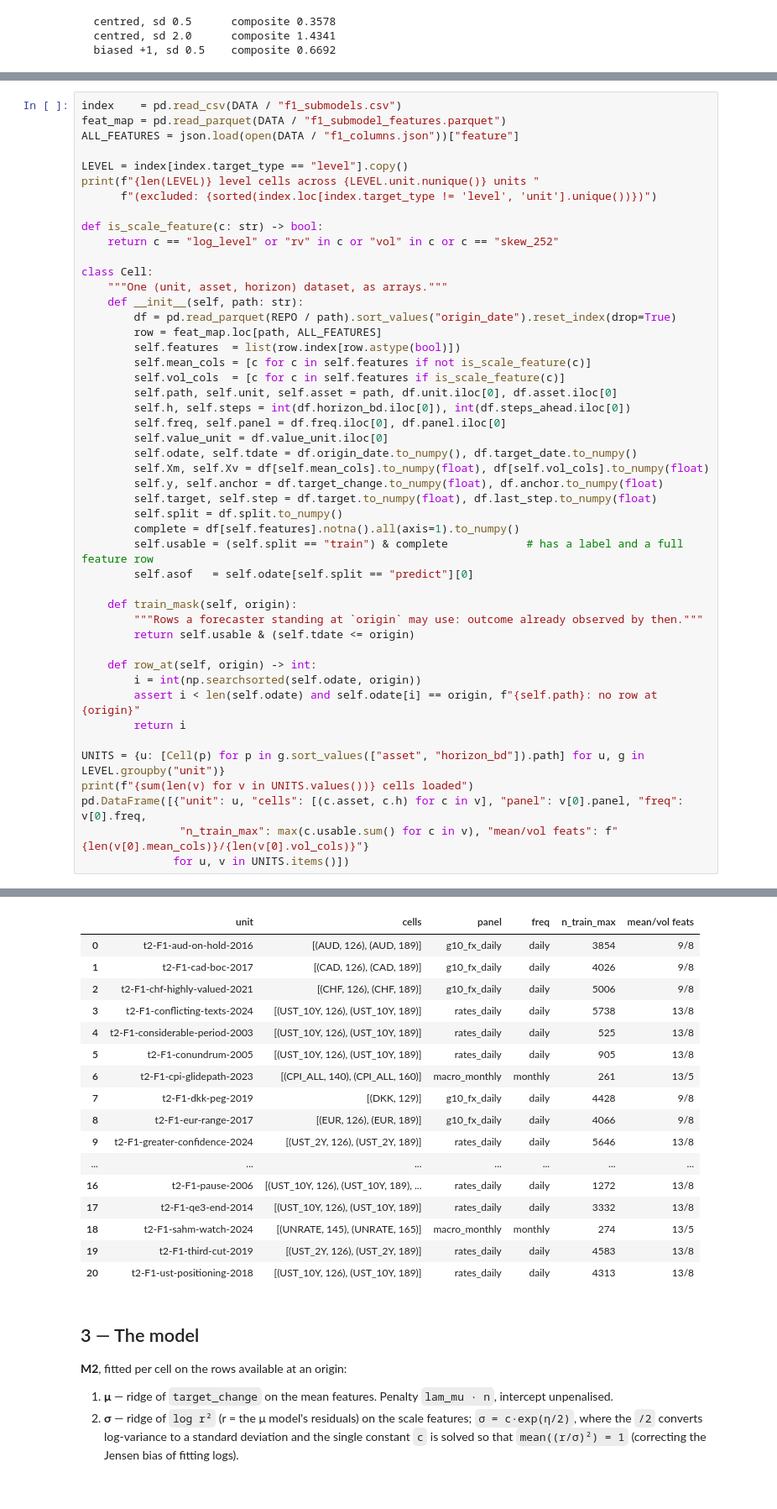
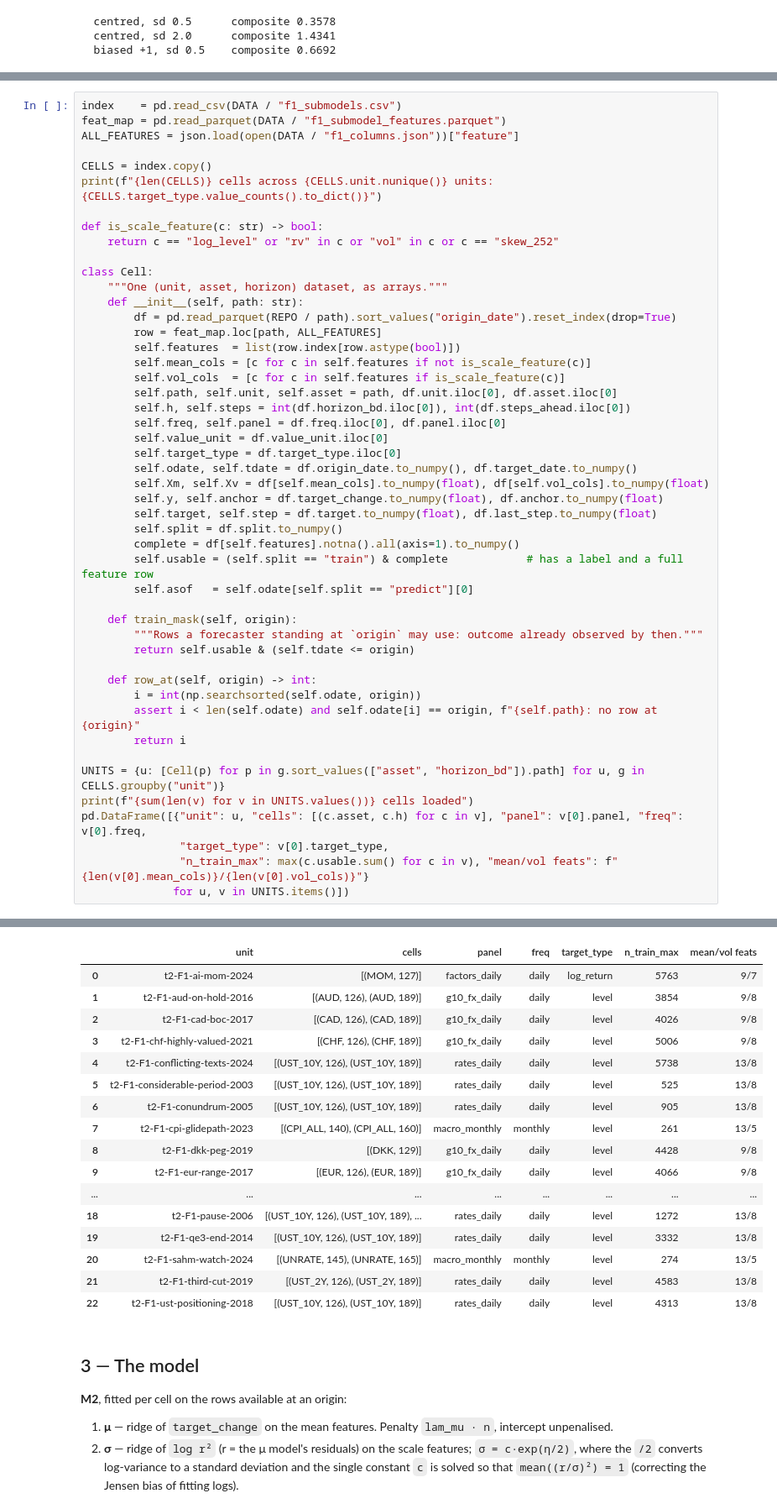
Before and after one commit to AGENTHON-26/track2-forecasting-public, a Jupyter notebook: f1_pipeline/03_model_level.ipynb, the cells around one changed output, grey strips where cells are left out. Shown at 84% size. Drawn from its saved outputs; the diff is of its cells as text.

```diff
--- a/f1_pipeline/03_model_level.ipynb
+++ b/f1_pipeline/03_model_level.ipynb
@@ -92,9 +97,8 @@ index    = pd.read_csv(DATA / "f1_submodels.csv")
 feat_map = pd.read_parquet(DATA / "f1_submodel_features.parquet")
 ALL_FEATURES = json.load(open(DATA / "f1_columns.json"))["feature"]
 
-LEVEL = index[index.target_type == "level"].copy()
-print(f"{len(LEVEL)} level cells across {LEVEL.unit.nunique()} units "
-      f"(excluded: {sorted(index.loc[index.target_type != 'level', 'unit'].unique())})")
+CELLS = index.copy()
+print(f"{len(CELLS)} cells across {CELLS.unit.nunique()} units: {CELLS.target_type.value_counts().to_dict()}")
 
 def is_scale_feature(c: str) -> bool:
     return c == "log_level" or "rv" in c or "vol" in c or c == "skew_252"
@@ -111,6 +115,7 @@ class Cell:
         self.h, self.steps = int(df.horizon_bd.iloc[0]), int(df.steps_ahead.iloc[0])
         self.freq, self.panel = df.freq.iloc[0], df.panel.iloc[0]
         self.value_unit = df.value_unit.iloc[0]
+        self.target_type = df.target_type.iloc[0]
         self.odate, self.tdate = df.origin_date.to_numpy(), df.target_date.to_numpy()
         self.Xm, self.Xv = df[self.mean_cols].to_numpy(float), df[self.vol_cols].to_numpy(float)
         self.y, self.anchor = df.target_change.to_numpy(float), df.anchor.to_numpy(float)
@@ -129,9 +134,10 @@ class Cell:
         assert i < len(self.odate) and self.odate[i] == origin, f"{self.path}: no row at {origin}"
         return i
 
-UNITS = {u: [Cell(p) for p in g.sort_values(["asset", "horizon_bd"]).path] for u, g in LEVEL.groupby("unit")}
+UNITS = {u: [Cell(p) for p in g.sort_values(["asset", "horizon_bd"]).path] for u, g in CELLS.groupby("unit")}
 print(f"{sum(len(v) for v in UNITS.values())} cells loaded")
 pd.DataFrame([{"unit": u, "cells": [(c.asset, c.h) for c in v], "panel": v[0].panel, "freq": v[0].freq,
+               "target_type": v[0].target_type,
                "n_train_max": max(c.usable.sum() for c in v), "mean/vol feats": f"{len(v[0].mean_cols)}/{len(v[0].vol_cols)}"}
               for u, v in UNITS.items()])
 # %% [output]
@@ -140,20 +146,20 @@ pd.DataFrame([{"unit": u, "cells": [(c.asset, c.h) for c in v], "panel": v[0].pa
-|  | unit | cells | panel | freq | n_train_max | mean/vol feats |
-| 0 | t2-F1-aud-on-hold-2016 | [(AUD, 126), (AUD, 189)] | g10_fx_daily | daily | 3854 | 9/8 |
-| 1 | t2-F1-cad-boc-2017 | [(CAD, 126), (CAD, 189)] | g10_fx_daily | daily | 4026 | 9/8 |
-| 2 | t2-F1-chf-highly-valued-2021 | [(CHF, 126), (CHF, 189)] | g10_fx_daily | daily | 5006 | 9/8 |
-| 3 | t2-F1-conflicting-texts-2024 | [(UST_10Y, 126), (UST_10Y, 189)] | rates_daily | daily | 5738 | 13/8 |
-| 4 | t2-F1-considerable-period-2003 | [(UST_10Y, 126), (UST_10Y, 189)] | rates_daily | daily | 525 | 13/8 |
-| 5 | t2-F1-conundrum-2005 | [(UST_10Y, 126), (UST_10Y, 189)] | rates_daily | daily | 905 | 13/8 |
-| 6 | t2-F1-cpi-glidepath-2023 | [(CPI_ALL, 140), (CPI_ALL, 160)] | macro_monthly | monthly | 261 | 13/5 |
-| 7 | t2-F1-dkk-peg-2019 | [(DKK, 129)] | g10_fx_daily | daily | 4428 | 9/8 |
-| 8 | t2-F1-eur-range-2017 | [(EUR, 126), (EUR, 189)] | g10_fx_daily | daily | 4066 | 9/8 |
-| 9 | t2-F1-greater-confidence-2024 | [(UST_2Y, 126), (UST_2Y, 189)] | rates_daily | daily | 5646 | 13/8 |
-| ... | ... | ... | ... | ... | ... | ... |
-| 16 | t2-F1-pause-2006 | [(UST_10Y, 126), (UST_10Y, 189), ... | rates_daily | daily | 1272 | 13/8 |
-| 17 | t2-F1-qe3-end-2014 | [(UST_10Y, 126), (UST_10Y, 189)] | rates_daily | daily | 3332 | 13/8 |
-| 18 | t2-F1-sahm-watch-2024 | [(UNRATE, 145), (UNRATE, 165)] | macro_monthly | monthly | 274 | 13/5 |
-| 19 | t2-F1-third-cut-2019 | [(UST_2Y, 126), (UST_2Y, 189)] | rates_daily | daily | 4583 | 13/8 |
-| 20 | t2-F1-ust-positioning-2018 | [(UST_10Y, 126), (UST_10Y, 189)] | rates_daily | daily | 4313 | 13/8 |
+|  | unit | cells | panel | freq | target_type | n_train_max | mean/vol feats |
+| 0 | t2-F1-ai-mom-2024 | [(MOM, 127)] | factors_daily | daily | log_return | 5763 | 9/7 |
+| 1 | t2-F1-aud-on-hold-2016 | [(AUD, 126), (AUD, 189)] | g10_fx_daily | daily | level | 3854 | 9/8 |
+| 2 | t2-F1-cad-boc-2017 | [(CAD, 126), (CAD, 189)] | g10_fx_daily | daily | level | 4026 | 9/8 |
+| 3 | t2-F1-chf-highly-valued-2021 | [(CHF, 126), (CHF, 189)] | g10_fx_daily | daily | level | 5006 | 9/8 |
+| 4 | t2-F1-conflicting-texts-2024 | [(UST_10Y, 126), (UST_10Y, 189)] | rates_daily | daily | level | 5738 | 13/8 |
+| 5 | t2-F1-considerable-period-2003 | [(UST_10Y, 126), (UST_10Y, 189)] | rates_daily | daily | level | 525 | 13/8 |
+| 6 | t2-F1-conundrum-2005 | [(UST_10Y, 126), (UST_10Y, 189)] | rates_daily | daily | level | 905 | 13/8 |
+| 7 | t2-F1-cpi-glidepath-2023 | [(CPI_ALL, 140), (CPI_ALL, 160)] | macro_monthly | monthly | level | 261 | 13/5 |
+| 8 | t2-F1-dkk-peg-2019 | [(DKK, 129)] | g10_fx_daily | daily | level | 4428 | 9/8 |
+| 9 | t2-F1-eur-range-2017 | [(EUR, 126), (EUR, 189)] | g10_fx_daily | daily | level | 4066 | 9/8 |
+| ... | ... | ... | ... | ... | ... | ... | ... |
+| 18 | t2-F1-pause-2006 | [(UST_10Y, 126), (UST_10Y, 189), ... | rates_daily | daily | level | 1272 | 13/8 |
+| 19 | t2-F1-qe3-end-2014 | [(UST_10Y, 126), (UST_10Y, 189)] | rates_daily | daily | level | 3332 | 13/8 |
+| 20 | t2-F1-sahm-watch-2024 | [(UNRATE, 145), (UNRATE, 165)] | macro_monthly | monthly | level | 274 | 13/5 |
+| 21 | t2-F1-third-cut-2019 | [(UST_2Y, 126), (UST_2Y, 189)] | rates_daily | daily | level | 4583 | 13/8 |
+| 22 | t2-F1-ust-positioning-2018 | [(UST_10Y, 126), (UST_10Y, 189)] | rates_daily | daily | level | 4313 | 13/8 |
 # %% [markdown]
 ## 3 — The model
 
```
Also changed, not shown: parts of 12 cells of this notebook, 11 other files.
